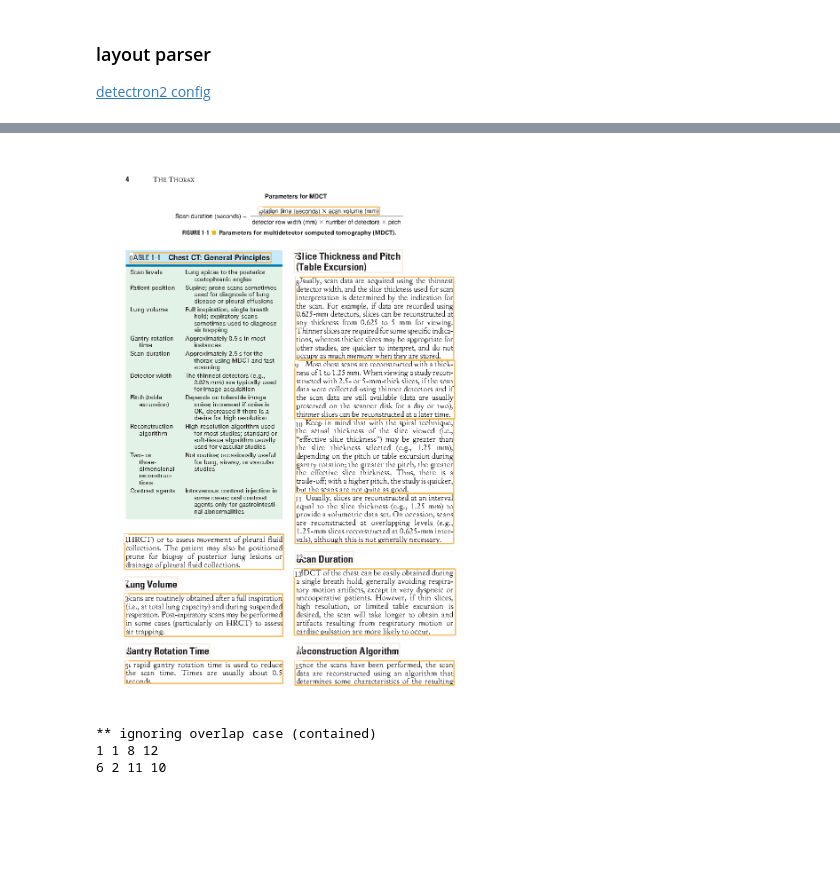
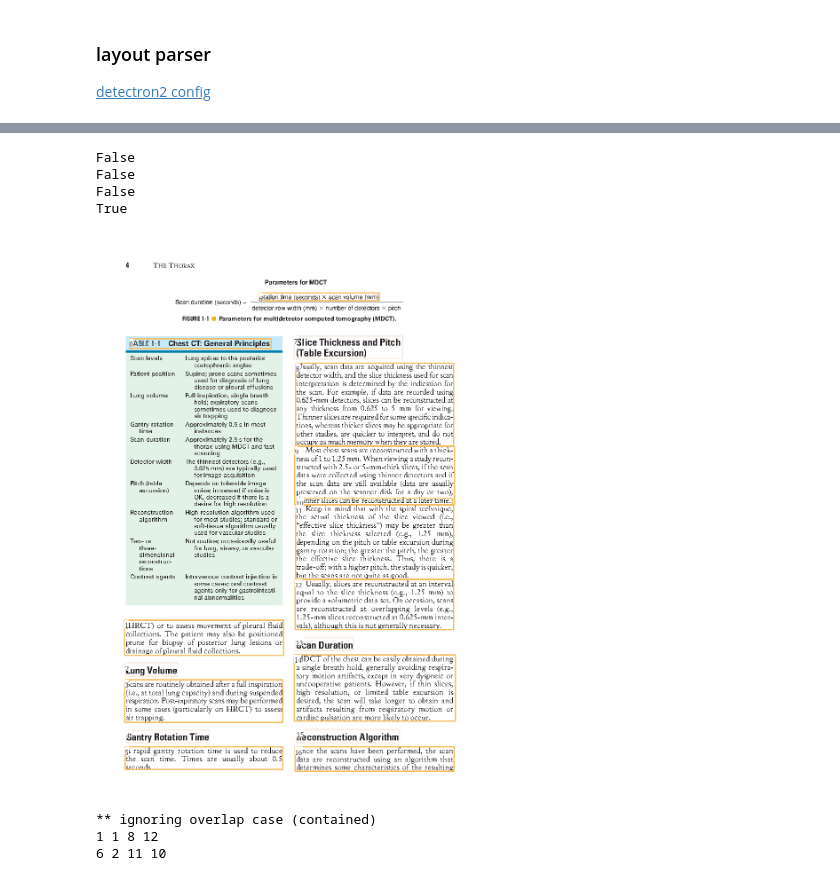
Before and after one commit to bdrad/book-scrape, a Jupyter notebook: scrape.ipynb, the cells around one changed output, grey strips where cells are left out. Saved outputs shown, nothing was run; the diff lists cells and outputs as text; code cells hidden in the pictures; blank space fills up the shorter version.

```diff
--- a/scrape.ipynb
+++ b/scrape.ipynb
@@ -318,6 +318,8 @@ im = im.annotated
 model = lp.models.Detectron2LayoutModel(
     # 'lp://PubLayNet/faster_rcnn_R_50_FPN_3x/config',
     'lp://PubLayNet/mask_rcnn_X_101_32x8d_FPN_3x/config',
-    extra_config=["MODEL.ROI_HEADS.SCORE_THRESH_TEST", 0.77],
+    # extra_config=["MODEL.ROI_HEADS.SCORE_THRESH_TEST", 0.77],
+    # extra_config=["MODEL.ROI_HEADS.SCORE_THRESH_TEST", 0.72],
+    extra_config=["MODEL.ROI_HEADS.SCORE_THRESH_TEST", 0.7],
     label_map={0: "Text", 1: "Title", 2: "List", 3:"Table", 4:"Figure"}
 )
@@ -324,48 +338,60 @@ model = lp.models.Detectron2LayoutModel(
+# %%
+print(block_A.is_in(block_B))
+print(block_B.is_in(block_A))
+print(block_A.is_in(block_B, center=True))
+print(block_B.is_in(block_A, center=True))
+# %% [output]
+False
+False
+False
+True
 # %%
 from layoutparser.elements import Layout, Interval
 from pdfplumber.page import Page
 from pdfplumber.display import PageImage
 
-def get_labels(im) -> Layout:
+def get_labels(im, return_split_idx=False) -> Layout:
 # def get_labels(pg, resolution=123) -> Layout:
     # im = pg.to_image(resolution=resolution).annotated
     if type(im) is PageImage:
         im = im.annotated
 
     w,h = im.size
 
     layout = model.detect(im) # Detect the layout of the input image
 
     text_blocks: Layout = lp.Layout([b for b in layout if b.type in ('Text', 'Title')])
-    figure_blocks: Layout = lp.Layout([b for b in layout if b.type=='Figure'])
+    nontext_blocks: Layout = lp.Layout([b for b in layout if b.type in ('Figure', 'Table')])
 
     # As there could be text region detected inside the figure region, we just drop them:
-    text_blocks: Layout = lp.Layout([b for b in text_blocks if not any(b.is_in(b_fig) for b_fig in figure_blocks)])
+    text_blocks: Layout = lp.Layout([b for b in text_blocks if not any(b.is_in(b_fig, center=True) for b_fig in nontext_blocks)])
 
     # canvas_height=h, canvas_width=w
     left_interval: Interval = lp.Interval(0, w/2*1.05, axis='x').put_on_canvas(im)
 
     left_blocks = text_blocks.filter_by(left_interval, center=True)
     right_blocks = [b for b in text_blocks if b not in left_blocks]
 
     sort_key = lambda b: b.coordinates[1]
     left_blocks = sorted(left_blocks, key=sort_key)
     right_blocks = sorted(right_blocks, key=sort_key)
+    text_blocks = [b.set(id=idx) for idx, b in enumerate(left_blocks + right_blocks)]
 
-    # print('og\t', len(text_blocks))
-    # print('left\t', len(left_blocks))
-    # print('right\t', len(right_blocks))
+    for i, b in enumerate(text_blocks):
+        for c in text_blocks[:i] + text_blocks[i+1:]:   # get all but b
+            if b.is_in(c, center=True):
+                b = b.set(parent=c.id)
 
-    sorted_boxes = [b.set(id=idx) for idx, b in enumerate(left_blocks + right_blocks)]
-
-    return sorted_boxes
+    if return_split_idx:
+        return text_blocks, len(left_blocks)
+    else:
+        return text_blocks
 
 sorted_boxes = get_labels(im)
-# sorted_boxes = get_labels(pg)
 
 lp.draw_box(im, sorted_boxes, box_width=3, show_element_id=True)
 # %% [output]
-[figure, old version]
+[figure, new version]
 # %%
 # TODO finish this
 import numpy as np
```
Also changed, not shown: parts of 12 cells of this notebook.
